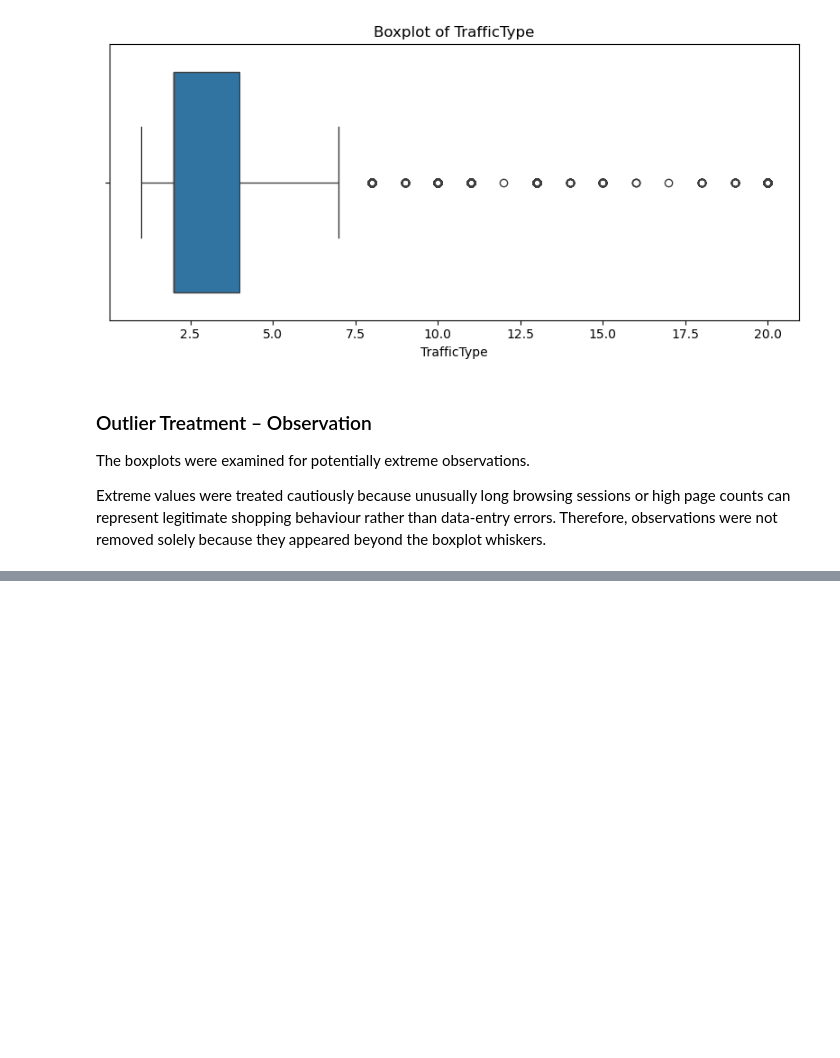
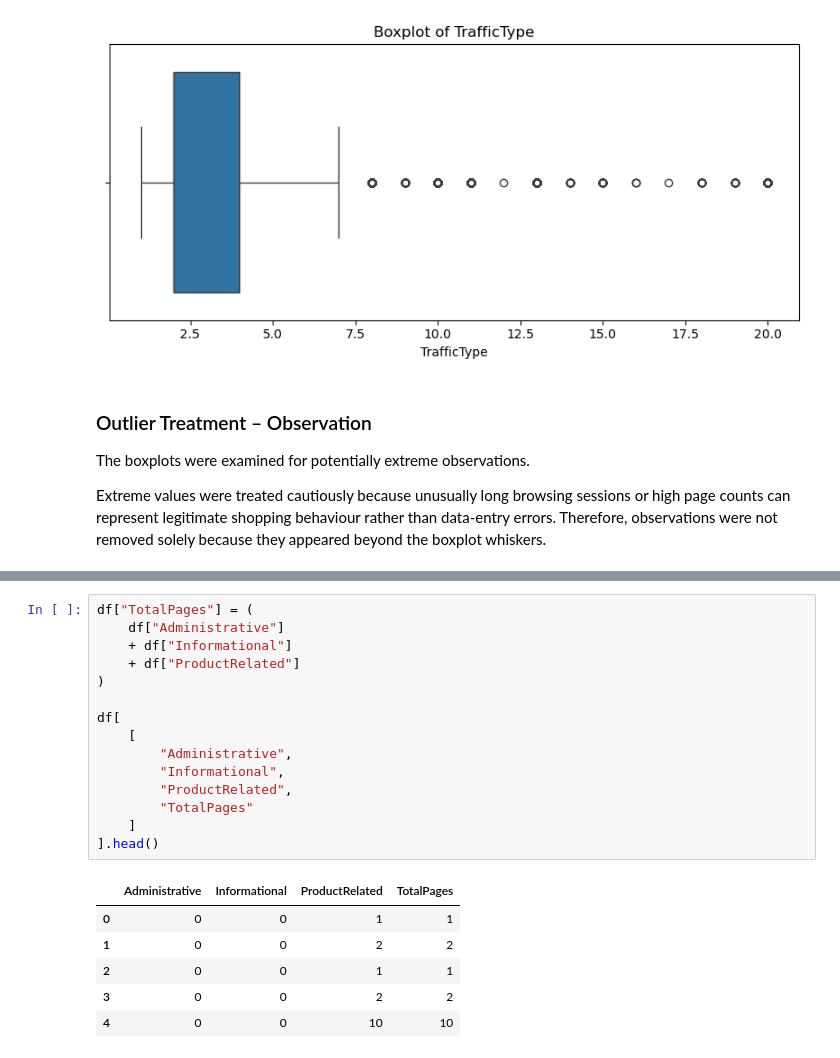
Before and after one commit to pragna100510/ML_Capstone, a Jupyter notebook: classification/classification.ipynb, the cells around one changed output, grey strips where cells are left out. Saved outputs shown, nothing was run; the diff lists cells and outputs as text; blank space fills up the shorter version.

```diff
--- a/classification/classification.ipynb
+++ b/classification/classification.ipynb
@@ -431,0 +440,22 @@ Extreme values were treated cautiously because unusually long browsing sessions
+# %%
+df["TotalPages"] = (
+    df["Administrative"]
+    + df["Informational"]
+    + df["ProductRelated"]
+)
+
+df[
+    [
+        "Administrative",
+        "Informational",
+        "ProductRelated",
+        "TotalPages"
+    ]
+].head()
+# %% [output]
+|  | Administrative | Informational | ProductRelated | TotalPages |
+| 0 | 0 | 0 | 1 | 1 |
+| 1 | 0 | 0 | 2 | 2 |
+| 2 | 0 | 0 | 1 | 1 |
+| 3 | 0 | 0 | 2 | 2 |
+| 4 | 0 | 0 | 10 | 10 |
```
Also changed, not shown: parts of 9 cells of this notebook.
